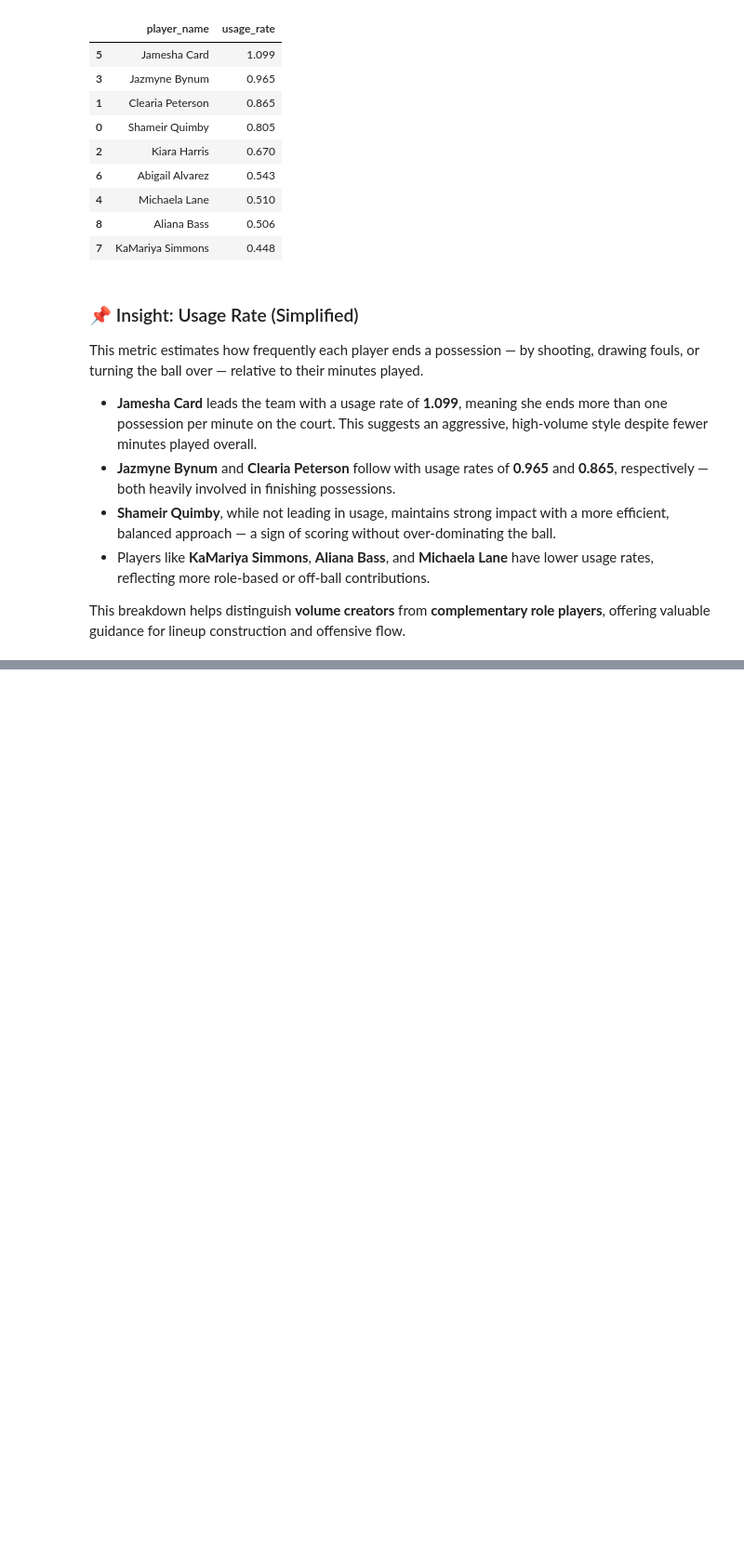
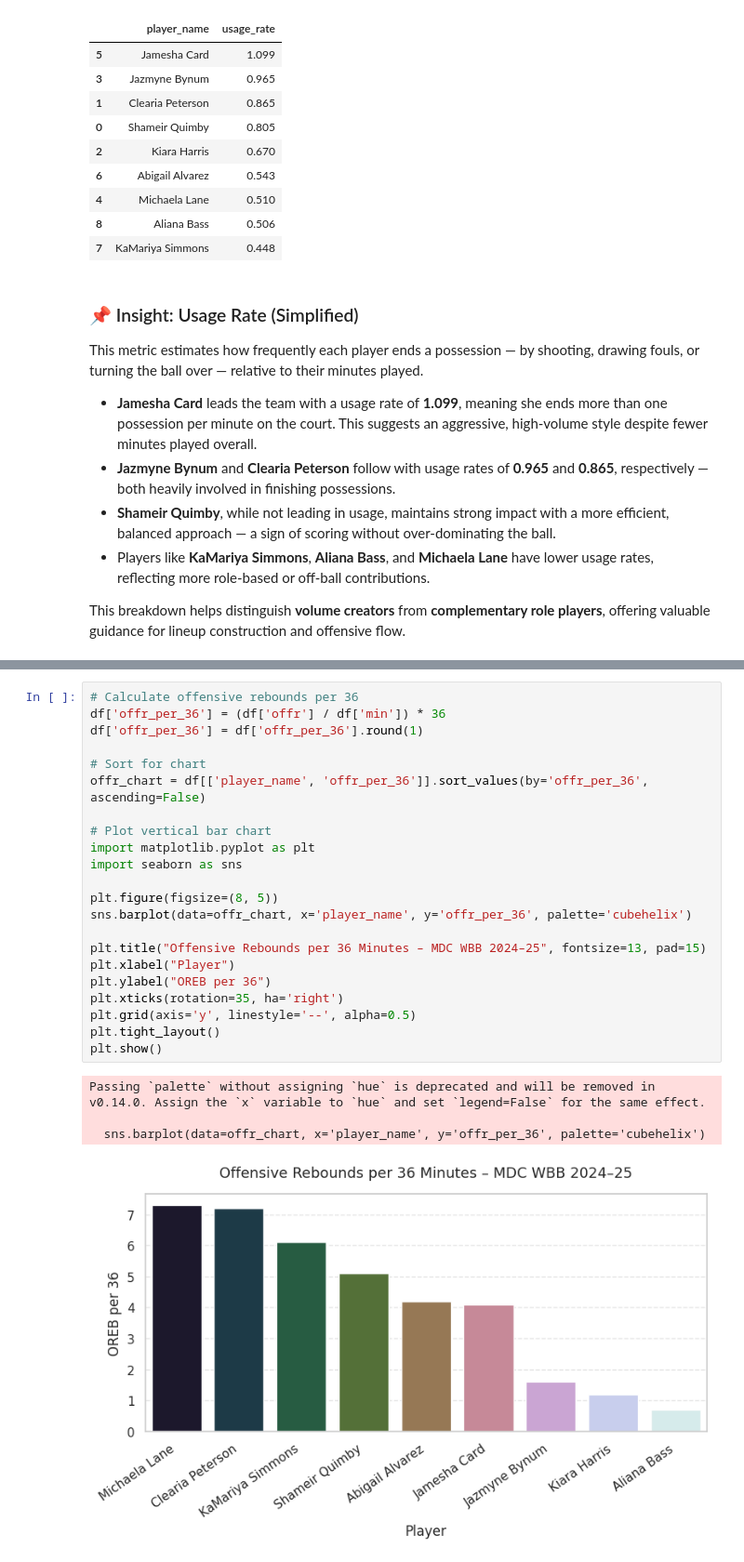
Before and after one commit to MiamiCrypto/Sports-Analytics-, a Jupyter notebook: WBB_2024_25_Season.ipynb, the cells around one changed output, grey strips where cells are left out. Shown at 93% size. Cells and saved outputs as stored; diff of their text form; blank space fills up the shorter version.

```diff
--- a/WBB_2024_25_Season.ipynb
+++ b/WBB_2024_25_Season.ipynb
@@ -1362,0 +1502,27 @@ This breakdown helps distinguish **volume creators** from **complementary role p
+# %%
+# Calculate offensive rebounds per 36
+df['offr_per_36'] = (df['offr'] / df['min']) * 36
+df['offr_per_36'] = df['offr_per_36'].round(1)
+
+# Sort for chart
+offr_chart = df[['player_name', 'offr_per_36']].sort_values(by='offr_per_36', ascending=False)
+
+# Plot vertical bar chart
+import matplotlib.pyplot as plt
+import seaborn as sns
+
+plt.figure(figsize=(8, 5))
+sns.barplot(data=offr_chart, x='player_name', y='offr_per_36', palette='cubehelix')
+
+plt.title("Offensive Rebounds per 36 Minutes – MDC WBB 2024–25", fontsize=13, pad=15)
+plt.xlabel("Player")
+plt.ylabel("OREB per 36")
+plt.xticks(rotation=35, ha='right')
+plt.grid(axis='y', linestyle='--', alpha=0.5)
+plt.tight_layout()
+plt.show()
+# %% [output]
+Passing `palette` without assigning `hue` is deprecated and will be removed in v0.14.0. Assign the `x` variable to `hue` and set `legend=False` for the same effect.
+
+  sns.barplot(data=offr_chart, x='player_name', y='offr_per_36', palette='cubehelix')
+[figure, added]
```
Also changed, not shown: parts of 8 cells of this notebook.
